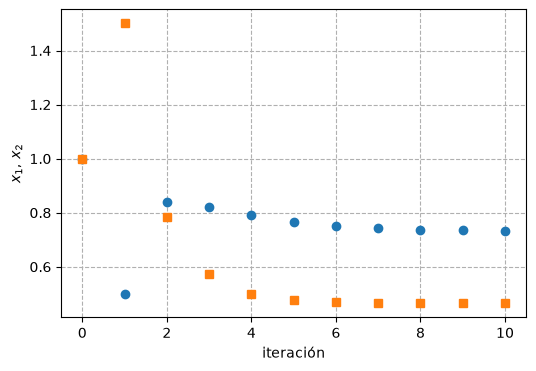
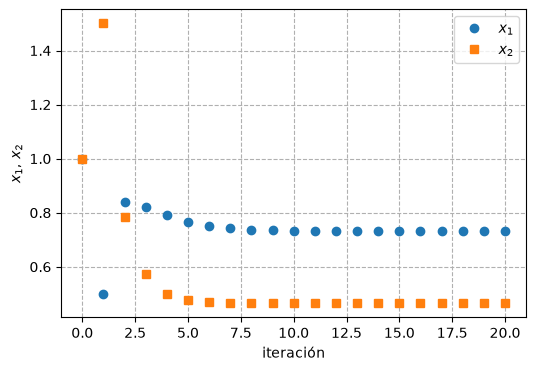
Code edit (unified diff) that turned the first committed figure into the second:
--- before
+++ after
@@ -7,8 +7,8 @@
 fig, ax = plt.subplots(figsize=(6,4))
 
-ax.plot(0, x0[0], ls='', marker='o', color='C0')
-ax.plot(0, x0[1], ls='', marker='s', color='C1')
+ax.plot(0, x0[0], ls='', marker='o', color='C0', label=r"$x_{1}$")
+ax.plot(0, x0[1], ls='', marker='s', color='C1', label=r"$x_{2}$")
 
-for niter in range(1,11):
+for niter in range(1,21):
   x, n = gaussSeidel(A, b, x0, relax=0.5, tol=None, niter=1)
   ax.plot(niter, x[0], ls='', marker='o', color='C0')
@@ -23,4 +23,5 @@
 ax.set(xlabel="iteración", ylabel=r"$x_1,\,x_2$")
 ax.grid(ls="--")
+ax.legend()
 plt.show()
 

Commit: fixed Gauss Seidel and other stuff